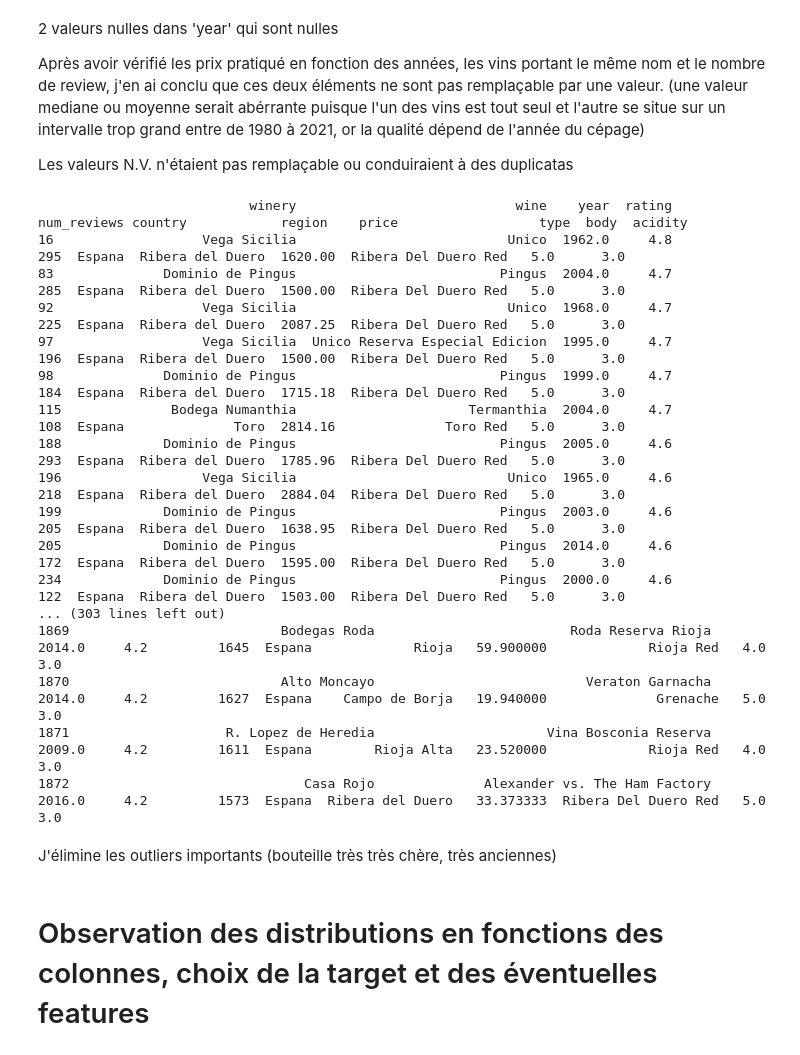
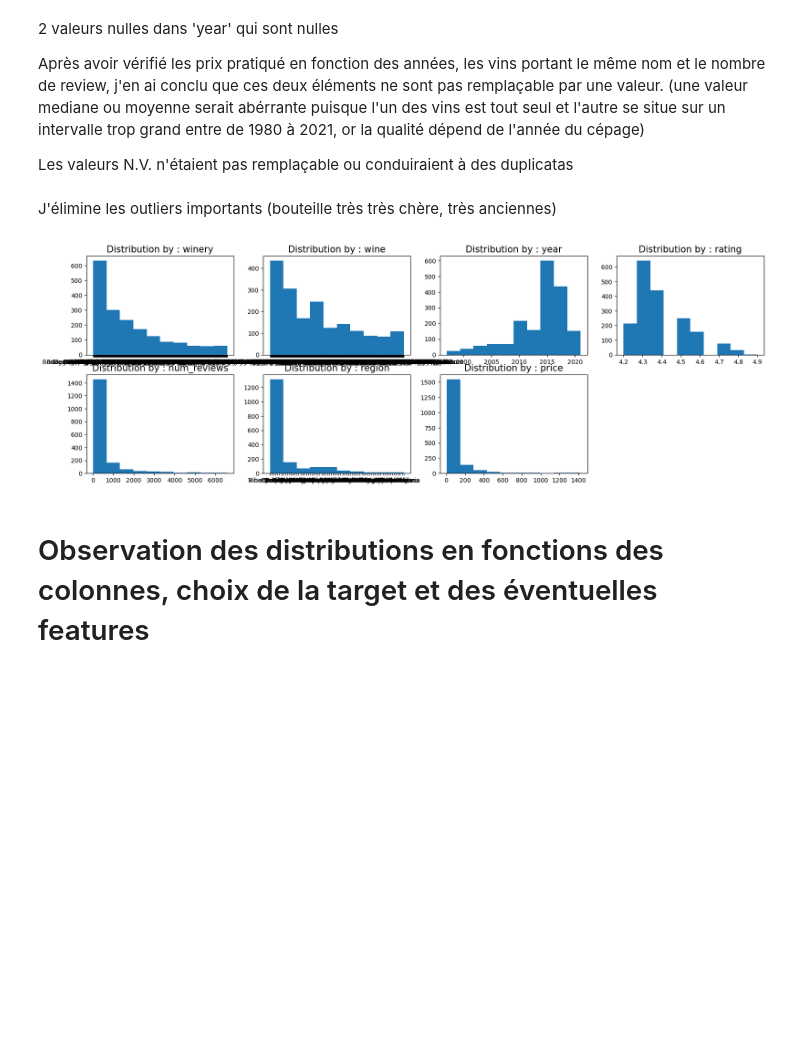
Before and after one commit to superhughhh/brief-My-first-Linear-Regression, a Jupyter notebook: spanish_wine.ipynb, the cells around one changed output. Drawn from its saved outputs; the diff is of its cells as text; code cells hidden in the pictures; blank space fills up the shorter version.

```diff
--- a/spanish_wine.ipynb
+++ b/spanish_wine.ipynb
@@ -74,29 +74,11 @@ ret = {}
 for col in df.columns:
     ret[col] = df[col].unique()
 # %%
-print(df.loc[calc_outliers(df.price, 0.05,0.95).index].to_string())
-print()
-print(df.loc[calc_outliers(df.year, 0.20,0.80).index].to_string())
-print()
-print(df.loc[calc_outliers(df.num_reviews, 0.20,0.80).index].to_string())
+# print(df.loc[calc_outliers(df.price, 0.05,0.95).index].to_string())
+# print()
+# print(df.loc[calc_outliers(df.year, 0.20,0.80).index].to_string())
+# print()
+# print(df.loc[calc_outliers_std(df.num_reviews, 5).index].to_string())
-# %% [output]
-                           winery                            wine    year  rating  num_reviews country            region    price                  type  body  acidity
-16                   Vega Sicilia                           Unico  1962.0     4.8          295  Espana  Ribera del Duero  1620.00  Ribera Del Duero Red   5.0      3.0
-83              Dominio de Pingus                          Pingus  2004.0     4.7          285  Espana  Ribera del Duero  1500.00  Ribera Del Duero Red   5.0      3.0
-92                   Vega Sicilia                           Unico  1968.0     4.7          225  Espana  Ribera del Duero  2087.25  Ribera Del Duero Red   5.0      3.0
-97                   Vega Sicilia  Unico Reserva Especial Edicion  1995.0     4.7          196  Espana  Ribera del Duero  1500.00  Ribera Del Duero Red   5.0      3.0
-98              Dominio de Pingus                          Pingus  1999.0     4.7          184  Espana  Ribera del Duero  1715.18  Ribera Del Duero Red   5.0      3.0
-115              Bodega Numanthia                      Termanthia  2004.0     4.7          108  Espana              Toro  2814.16              Toro Red   5.0      3.0
-188             Dominio de Pingus                          Pingus  2005.0     4.6          293  Espana  Ribera del Duero  1785.96  Ribera Del Duero Red   5.0      3.0
-196                  Vega Sicilia                           Unico  1965.0     4.6          218  Espana  Ribera del Duero  2884.04  Ribera Del Duero Red   5.0      3.0
-199             Dominio de Pingus                          Pingus  2003.0     4.6          205  Espana  Ribera del Duero  1638.95  Ribera Del Duero Red   5.0      3.0
-205             Dominio de Pingus                          Pingus  2014.0     4.6          172  Espana  Ribera del Duero  1595.00  Ribera Del Duero Red   5.0      3.0
-234             Dominio de Pingus                          Pingus  2000.0     4.6          122  Espana  Ribera del Duero  1503.00  Ribera Del Duero Red   5.0      3.0
-... (303 lines left out)
-1869                           Bodegas Roda                         Roda Reserva Rioja  2014.0     4.2         1645  Espana             Rioja   59.900000             Rioja Red   4.0      3.0
-1870                           Alto Moncayo                           Veraton Garnacha  2014.0     4.2         1627  Espana    Campo de Borja   19.940000              Grenache   5.0      3.0
-1871                    R. Lopez de Heredia                      Vina Bosconia Reserva  2009.0     4.2         1611  Espana        Rioja Alta   23.520000             Rioja Red   4.0      3.0
-1872                              Casa Rojo              Alexander vs. The Ham Factory  2016.0     4.2         1573  Espana  Ribera del Duero   33.373333  Ribera Del Duero Red   5.0      3.0
 # %% [markdown]
 J'élimine les outliers importants (bouteille très très chère, très anciennes)
 # %%
@@ -112,3 +90,8 @@ df = df.drop(['country', 'acidity'],axis=1)
+# %%
+# See distribution
+hist_distributions(df)
+# %% [output]
+[figure, added]
 # %% [markdown]
 # Observation des distributions en fonctions des colonnes, choix de la target et des éventuelles features
 # %%
```
Also changed, not shown: parts of 24 cells of this notebook, 1 other file.
